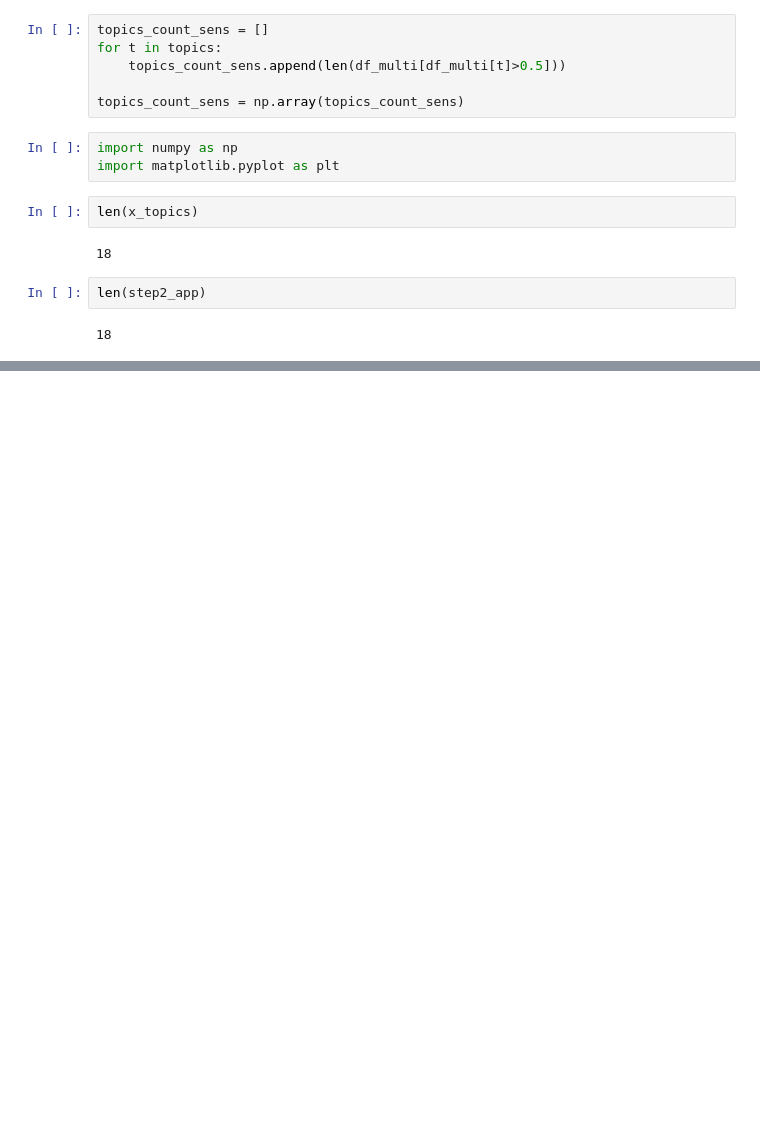
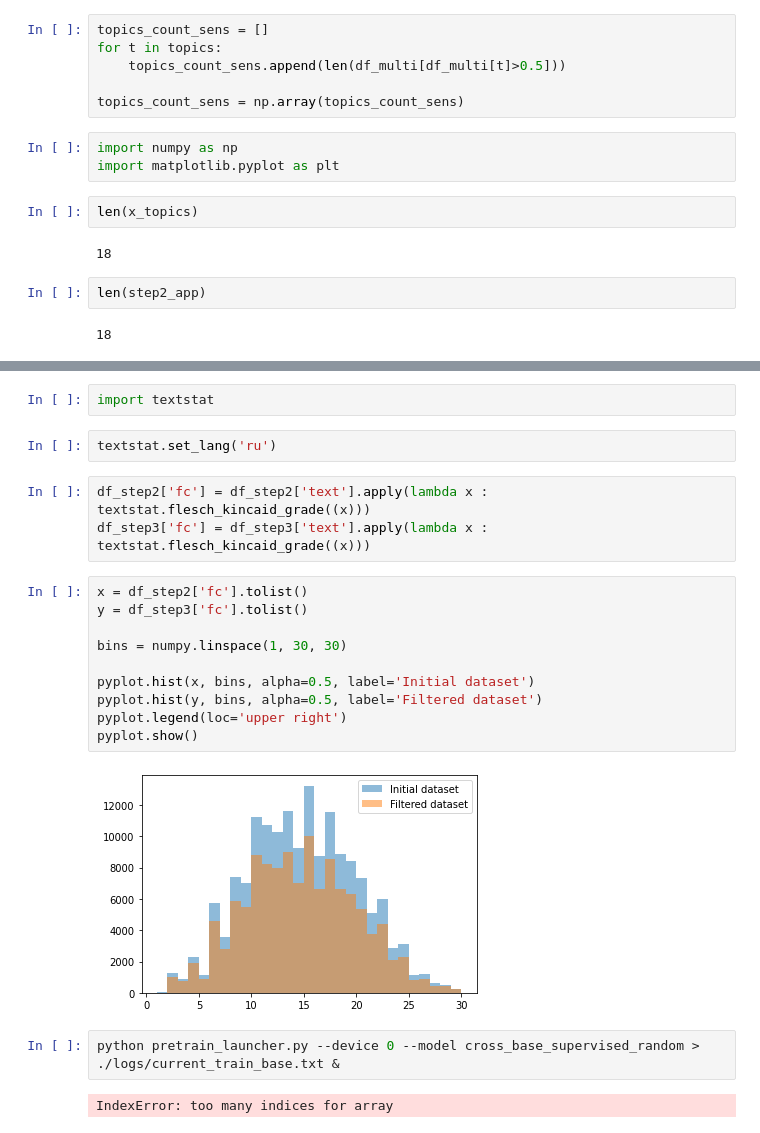
Before and after one commit to s-nlp/inappropriate-sensitive-topics, a Jupyter notebook: Version2/vizualization_and_statistics/compare original and filtered inapp.ipynb, the cells around one changed output, grey strips where cells are left out. Saved outputs shown, nothing was run; the diff lists cells and outputs as text; blank space fills up the shorter version.

```diff
--- a/Version2/visualizer/compare original and filtered inapp.ipynb
+++ b/Version2/vizualization_and_statistics/compare original and filtered inapp.ipynb
@@ -259,0 +314,23 @@ NameError: name 'df_kw_CNT' is not defined
+# %%
+import textstat
+# %%
+textstat.set_lang('ru')
+# %%
+df_step2['fc'] = df_step2['text'].apply(lambda x : textstat.flesch_kincaid_grade((x)))
+df_step3['fc'] = df_step3['text'].apply(lambda x : textstat.flesch_kincaid_grade((x)))
+# %%
+x = df_step2['fc'].tolist()
+y = df_step3['fc'].tolist()
+
+bins = numpy.linspace(1, 30, 30)
+
+pyplot.hist(x, bins, alpha=0.5, label='Initial dataset')
+pyplot.hist(y, bins, alpha=0.5, label='Filtered dataset')
+pyplot.legend(loc='upper right')
+pyplot.show()
+# %% [output]
+[figure, added]
+# %%
+python pretrain_launcher.py --device 0 --model cross_base_supervised_random > ./logs/current_train_base.txt &
+# %% [output]
+IndexError: too many indices for array
```
Also changed, not shown: parts of 19 cells of this notebook, 8 other files.
